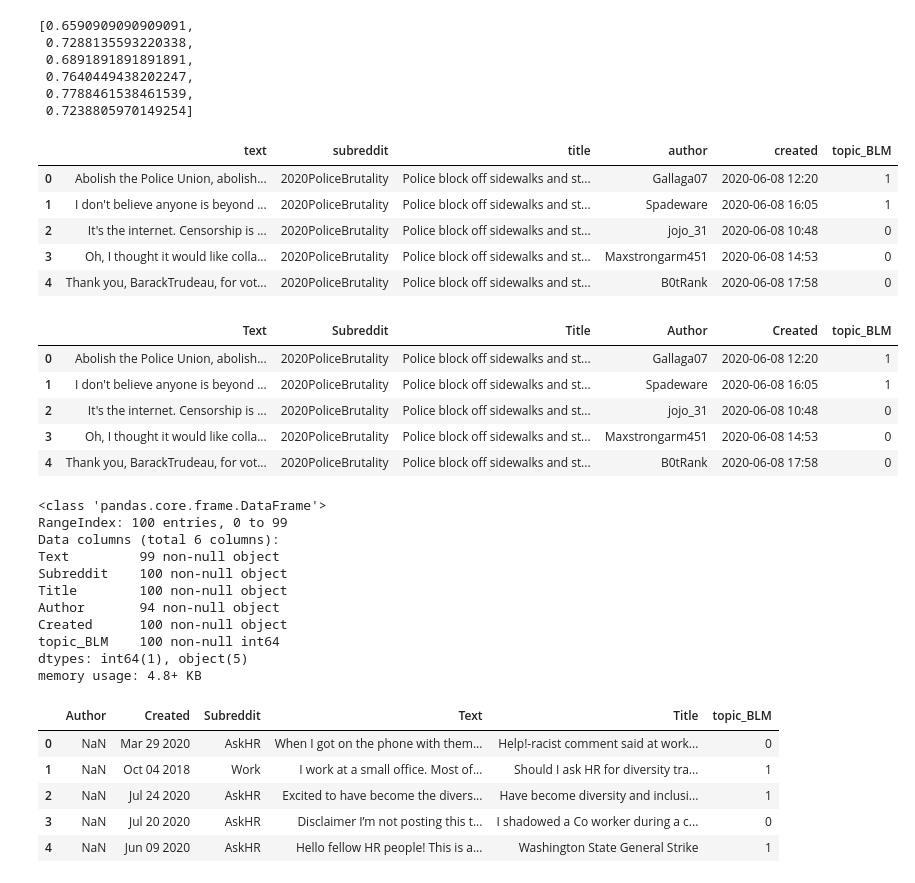
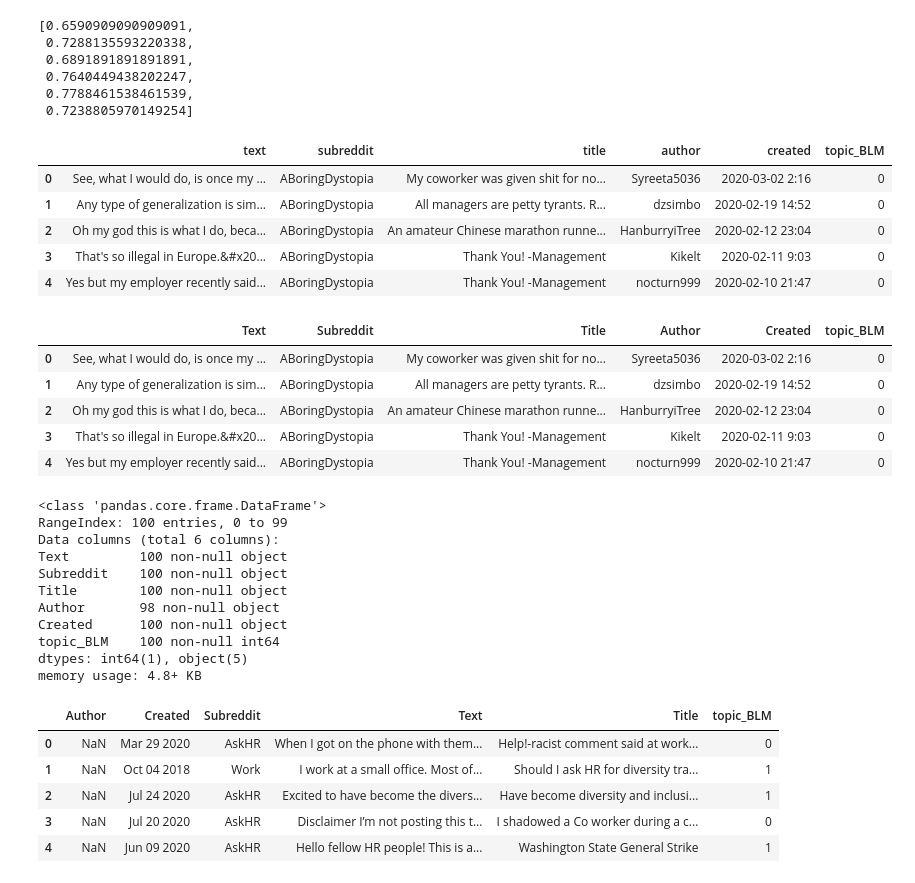
Before and after one commit to robinlli/Police_Shooting_Reddit, a Jupyter notebook: Machine Learning.ipynb, the cells around one changed output. Saved outputs shown, nothing was run; the diff lists cells and outputs as text; code cells hidden in the pictures.

```diff
--- a/Machine Learning.ipynb
+++ b/Machine Learning.ipynb
@@ -533,16 +533,16 @@ weighted avg       0.73      0.72      0.71       134
  0.7238805970149254]
 # %%
 # add excel individually to the file
-df_pm = pd.read_excel("Reddit_p7.xlsx")
+df_pm = pd.read_excel("Reddit_p9.xlsx")
 
 df_pm.head()
 # %% [output]
 |  | text | subreddit | title | author | created | topic_BLM |
-| 0 | Abolish the Police Union, abolish... | 2020PoliceBrutality | Police block off sidewalks and st... | Gallaga07 | 2020-06-08 12:20 | 1 |
-| 1 | I don't believe anyone is beyond ... | 2020PoliceBrutality | Police block off sidewalks and st... | Spadeware | 2020-06-08 16:05 | 1 |
-| 2 | It's the internet. Censorship is ... | 2020PoliceBrutality | Police block off sidewalks and st... | jojo_31 | 2020-06-08 10:48 | 0 |
-| 3 | Oh, I thought it would like colla... | 2020PoliceBrutality | Police block off sidewalks and st... | Maxstrongarm451 | 2020-06-08 14:53 | 0 |
-| 4 | Thank you, BarackTrudeau, for vot... | 2020PoliceBrutality | Police block off sidewalks and st... | B0tRank | 2020-06-08 17:58 | 0 |
+| 0 | See, what I would do, is once my ... | ABoringDystopia | My coworker was given shit for no... | Syreeta5036 | 2020-03-02 2:16 | 0 |
+| 1 | Any type of generalization is sim... | ABoringDystopia | All managers are petty tyrants. R... | dzsimbo | 2020-02-19 14:52 | 0 |
+| 2 | Oh my god this is what I do, beca... | ABoringDystopia | An amateur Chinese marathon runne... | HanburryiTree | 2020-02-12 23:04 | 0 |
+| 3 | That's so illegal in Europe.&#x20... | ABoringDystopia | Thank You! -Management | Kikelt | 2020-02-11 9:03 | 0 |
+| 4 | Yes but my employer recently said... | ABoringDystopia | Thank You! -Management | nocturn999 | 2020-02-10 21:47 | 0 |
 # %%
 df_pm.columns = map(lambda x: str(x).title(), df_pm.columns)
 
@@ -550,21 +550,21 @@ df_pm = df_pm.rename(columns = {"Topic_Blm" : "topic_BLM"})
 df_pm.head()
 # %% [output]
 |  | Text | Subreddit | Title | Author | Created | topic_BLM |
-| 0 | Abolish the Police Union, abolish... | 2020PoliceBrutality | Police block off sidewalks and st... | Gallaga07 | 2020-06-08 12:20 | 1 |
-| 1 | I don't believe anyone is beyond ... | 2020PoliceBrutality | Police block off sidewalks and st... | Spadeware | 2020-06-08 16:05 | 1 |
-| 2 | It's the internet. Censorship is ... | 2020PoliceBrutality | Police block off sidewalks and st... | jojo_31 | 2020-06-08 10:48 | 0 |
-| 3 | Oh, I thought it would like colla... | 2020PoliceBrutality | Police block off sidewalks and st... | Maxstrongarm451 | 2020-06-08 14:53 | 0 |
-| 4 | Thank you, BarackTrudeau, for vot... | 2020PoliceBrutality | Police block off sidewalks and st... | B0tRank | 2020-06-08 17:58 | 0 |
+| 0 | See, what I would do, is once my ... | ABoringDystopia | My coworker was given shit for no... | Syreeta5036 | 2020-03-02 2:16 | 0 |
+| 1 | Any type of generalization is sim... | ABoringDystopia | All managers are petty tyrants. R... | dzsimbo | 2020-02-19 14:52 | 0 |
+| 2 | Oh my god this is what I do, beca... | ABoringDystopia | An amateur Chinese marathon runne... | HanburryiTree | 2020-02-12 23:04 | 0 |
+| 3 | That's so illegal in Europe.&#x20... | ABoringDystopia | Thank You! -Management | Kikelt | 2020-02-11 9:03 | 0 |
+| 4 | Yes but my employer recently said... | ABoringDystopia | Thank You! -Management | nocturn999 | 2020-02-10 21:47 | 0 |
 # %%
 df_pm.info()
 # %% [output]
 <class 'pandas.core.frame.DataFrame'>
 RangeIndex: 100 entries, 0 to 99
 Data columns (total 6 columns):
-Text         99 non-null object
+Text         100 non-null object
 Subreddit    100 non-null object
 Title        100 non-null object
-Author       94 non-null object
+Author       98 non-null object
 Created      100 non-null object
 topic_BLM    100 non-null int64
 dtypes: int64(1), object(5)
```
Also changed, not shown: parts of 11 cells of this notebook, 3 other files.
